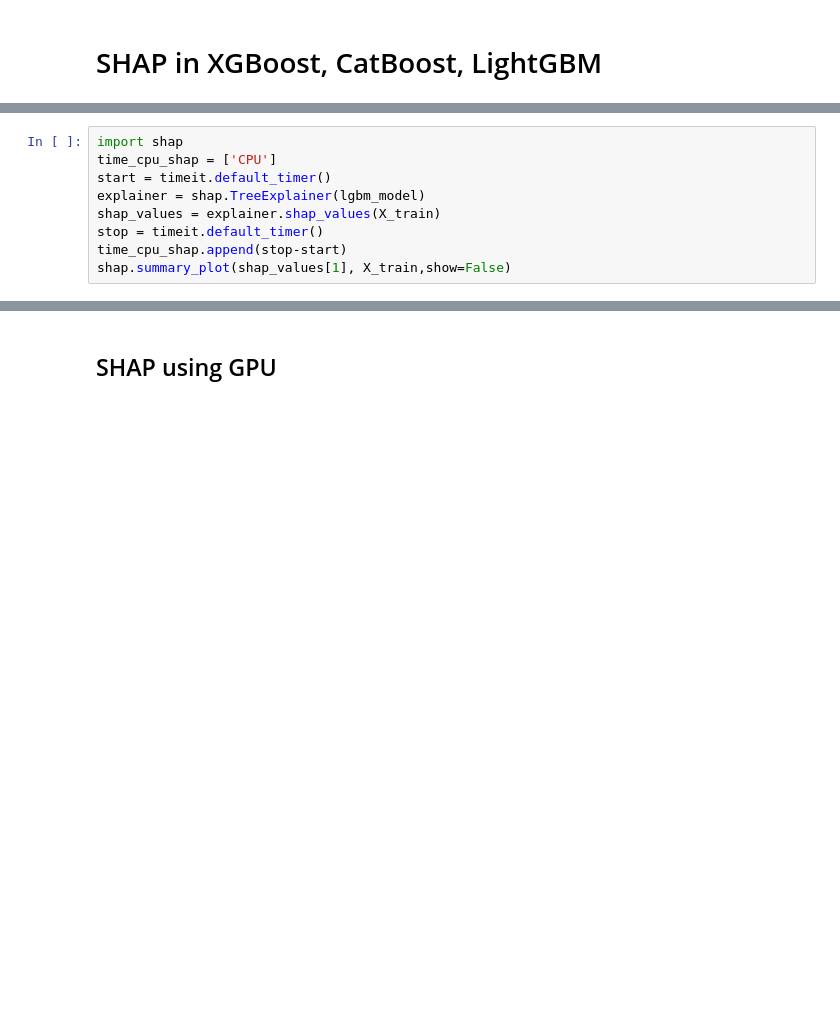
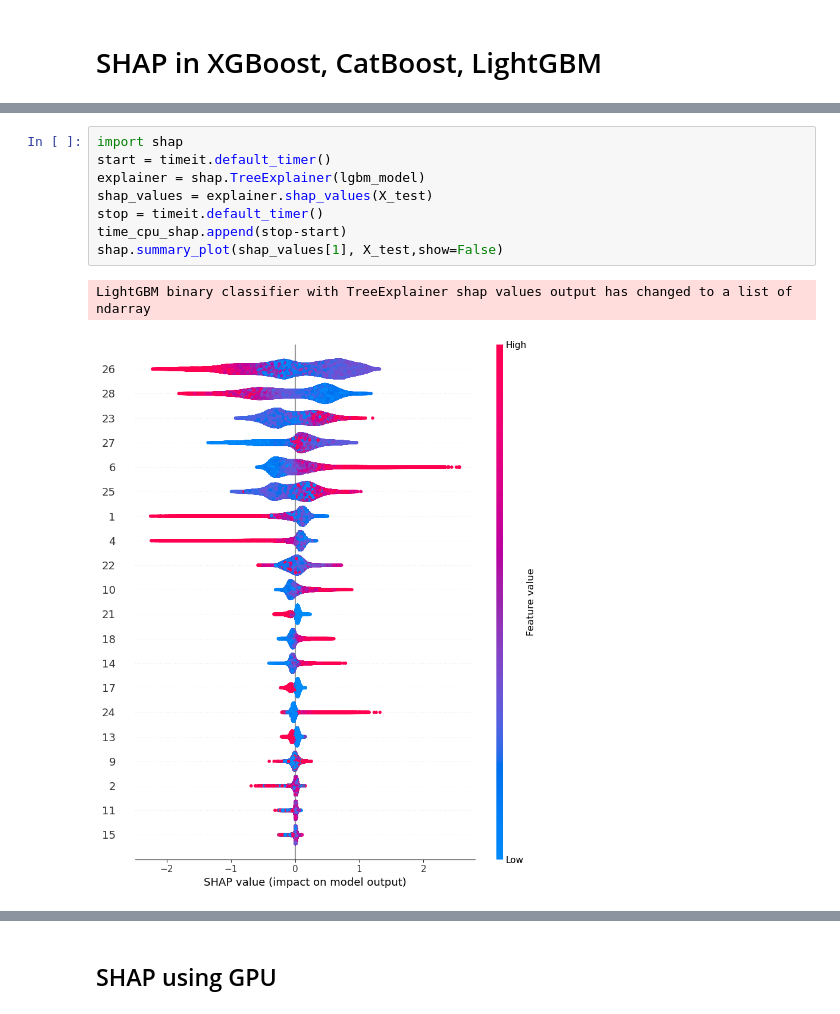
Before and after one commit to joaomh/xgboost-catboost-lgbm, a Jupyter notebook: xgboost-catboost-lgbm.ipynb, the cells around one changed output, grey strips where cells are left out. Cells and saved outputs as stored; diff of their text form; blank space fills up the shorter version.

```diff
--- a/xgboost-catboost-lgbm.ipynb
+++ b/xgboost-catboost-lgbm.ipynb
@@ -899,11 +937,13 @@ shap.summary_plot(shap_values[1], X_train,show=False)
 # %%
 import shap
-time_cpu_shap = ['CPU']
 start = timeit.default_timer()
 explainer = shap.TreeExplainer(lgbm_model)
-shap_values = explainer.shap_values(X_train)
+shap_values = explainer.shap_values(X_test)
 stop = timeit.default_timer()
 time_cpu_shap.append(stop-start)
-shap.summary_plot(shap_values[1], X_train,show=False)
+shap.summary_plot(shap_values[1], X_test,show=False)
+# %% [output]
+LightGBM binary classifier with TreeExplainer shap values output has changed to a list of ndarray
+[figure, added]
 # %%
 time_cpu_shap
```
Also changed, not shown: parts of 32 cells of this notebook.
